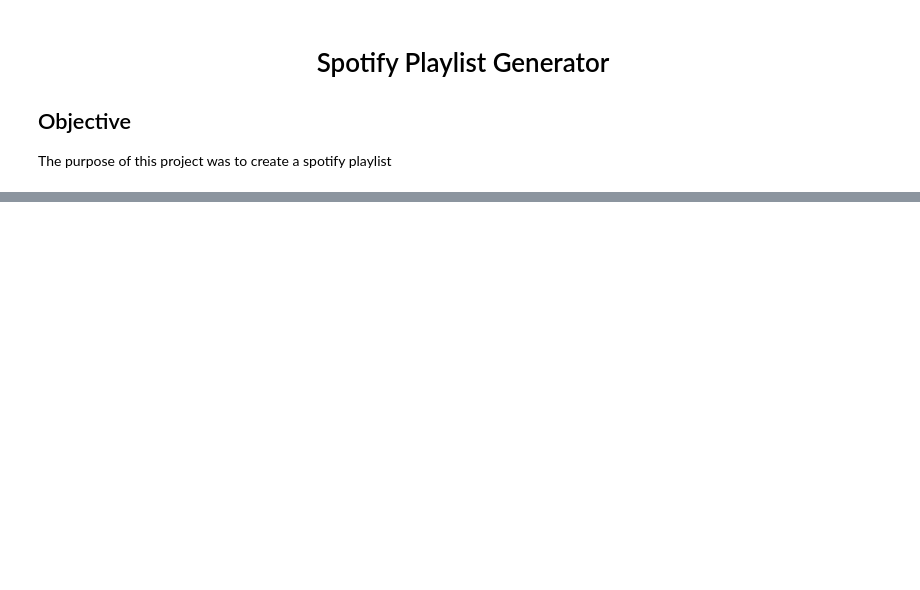
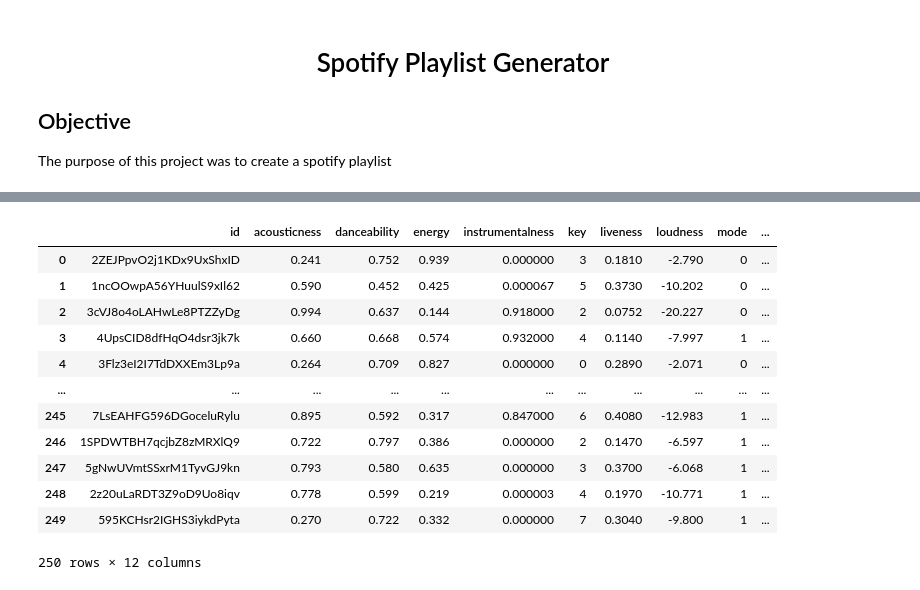
Before and after one commit to kevinkfkan/SpotifyPlaylistGenerator, a Jupyter notebook: SpotifyPlaylistGenerator.ipynb, the cells around one changed output, grey strips where cells are left out. Saved outputs shown, nothing was run; the diff lists cells and outputs as text; code cells hidden in the pictures; blank space fills up the shorter version.

```diff
--- a/SpotifyPlaylistGenerator.ipynb
+++ b/SpotifyPlaylistGenerator.ipynb
@@ -86,0 +243,11 @@ df_topfifty_features.head()
+# %%
+def get_recommendations(tracks):
+    recommendations = []
+    for x in tracks:
+        # Spotify sometimes has songs unavailable which we can't get recommendations for
+        try:
+            data = sp.recommendations(seed_tracks=[x], limit=5)
+            recommendations.extend(data['tracks'])
+        except:
+            pass
+    return recommendations
@@ -86,0 +268,4 @@ df_topfifty_features.head()
+# %%
+recommendations = get_recommendations(playlist_tracks_df['id'])
+recommendations_df = pd.DataFrame(recommendations)
+recommendations_df.head()
@@ -86,0 +279,35 @@ df_topfifty_features.head()
+# %%
+def get_audio_features_df(df):
+
+    features = []
+    track_id = []
+
+    for song_id in df['id']:
+        audio_features = sp.audio_features(song_id)
+        for track in audio_features:
+            features.append(track)
+
+    playlist_df = pd.DataFrame(features)
+
+    # Returning only features that are needed
+    return playlist_df[['id', 'acousticness', 'danceability',
+                        'energy', 'instrumentalness',
+                        'key', 'liveness', 'loudness', 'mode',
+                        'speechiness', 'tempo', 'valence']]
+# %%
+recommendations_df = get_audio_features_df(recommendations_df)
+recommendations_df
+# %% [output]
+|  | id | acousticness | danceability | energy | instrumentalness | key | liveness | loudness | mode | ... |
+| 0 | 2ZEJPpvO2j1KDx9UxShxID | 0.241 | 0.752 | 0.939 | 0.000000 | 3 | 0.1810 | -2.790 | 0 | ... |
+| 1 | 1ncOOwpA56YHuulS9xIl62 | 0.590 | 0.452 | 0.425 | 0.000067 | 5 | 0.3730 | -10.202 | 0 | ... |
+| 2 | 3cVJ8o4oLAHwLe8PTZZyDg | 0.994 | 0.637 | 0.144 | 0.918000 | 2 | 0.0752 | -20.227 | 0 | ... |
+| 3 | 4UpsCID8dfHqO4dsr3jk7k | 0.660 | 0.668 | 0.574 | 0.932000 | 4 | 0.1140 | -7.997 | 1 | ... |
+| 4 | 3Flz3eI2I7TdDXXEm3Lp9a | 0.264 | 0.709 | 0.827 | 0.000000 | 0 | 0.2890 | -2.071 | 0 | ... |
+| ... | ... | ... | ... | ... | ... | ... | ... | ... | ... | ... |
+| 245 | 7LsEAHFG596DGoceluRylu | 0.895 | 0.592 | 0.317 | 0.847000 | 6 | 0.4080 | -12.983 | 1 | ... |
+| 246 | 1SPDWTBH7qcjbZ8zMRXlQ9 | 0.722 | 0.797 | 0.386 | 0.000000 | 2 | 0.1470 | -6.597 | 1 | ... |
+| 247 | 5gNwUVmtSSxrM1TyvGJ9kn | 0.793 | 0.580 | 0.635 | 0.000000 | 3 | 0.3700 | -6.068 | 1 | ... |
+| 248 | 2z20uLaRDT3Z9oD9Uo8iqv | 0.778 | 0.599 | 0.219 | 0.000003 | 4 | 0.1970 | -10.771 | 1 | ... |
+| 249 | 595KCHsr2IGHS3iykdPyta | 0.270 | 0.722 | 0.332 | 0.000000 | 7 | 0.3040 | -9.800 | 1 | ... |
+250 rows × 12 columns
```
Also changed, not shown: parts of 31 cells of this notebook, 3 other files.
